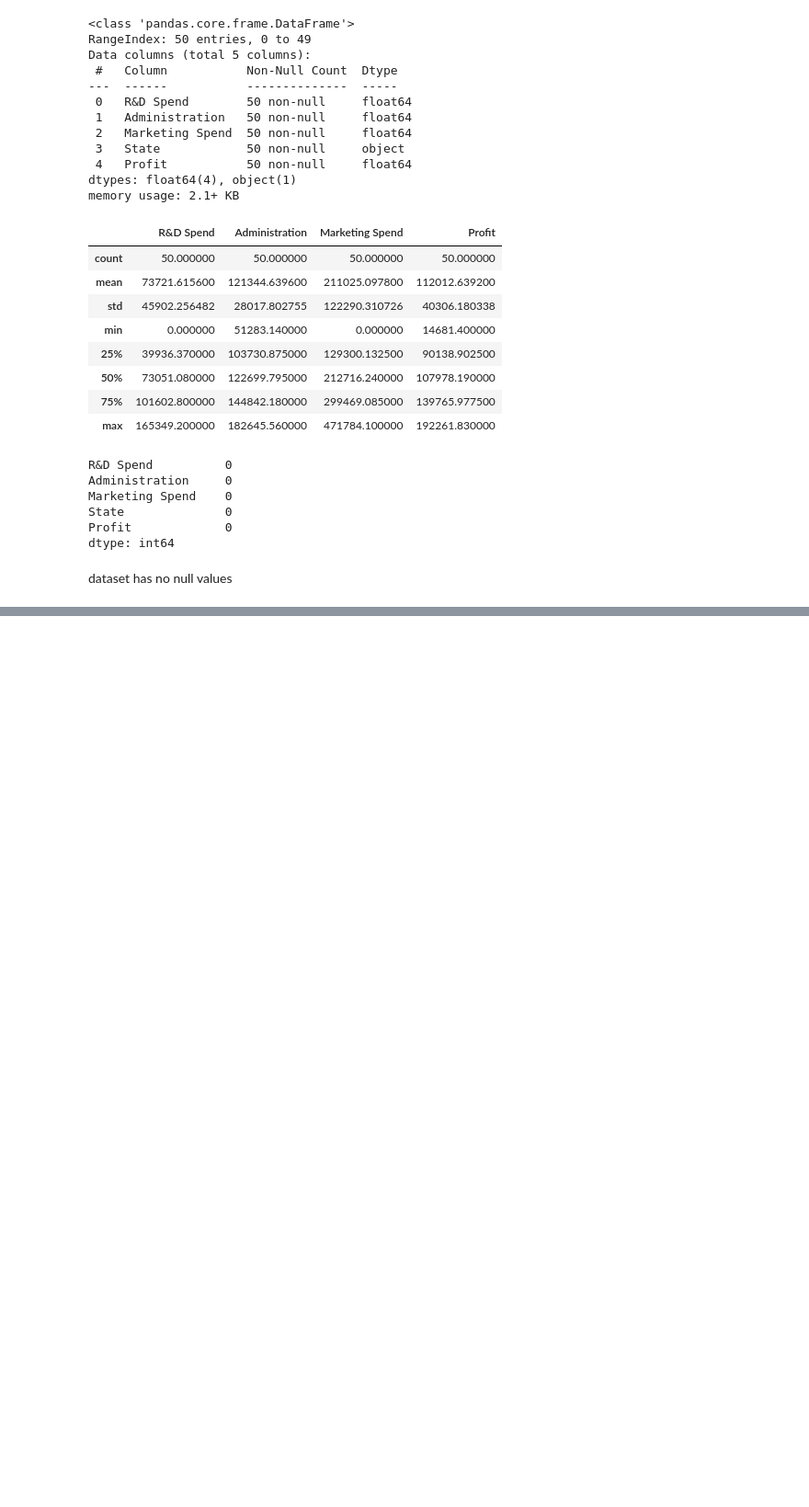
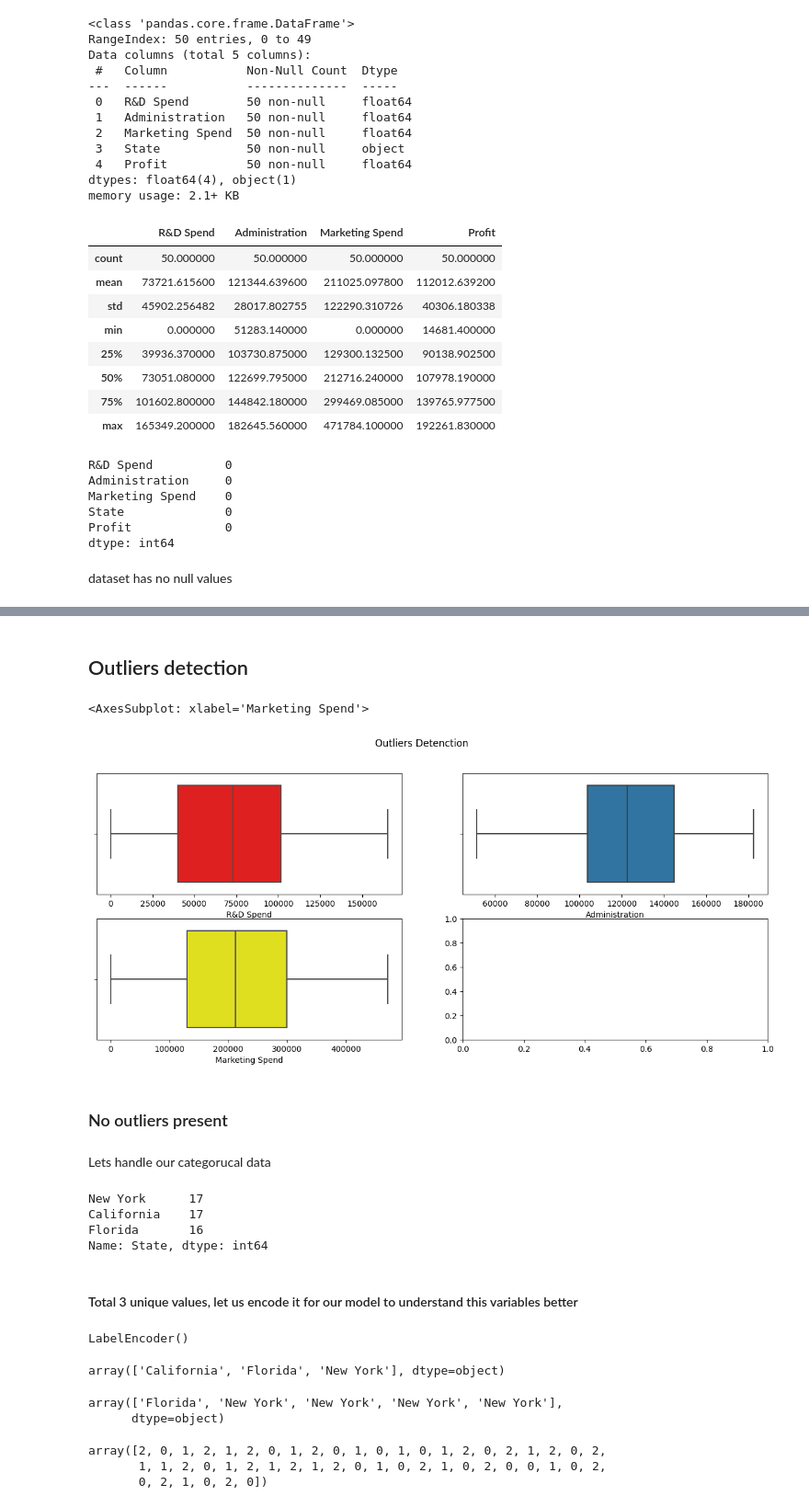
Before and after one commit to Shivam-Shane/Learnerhub, a Jupyter notebook: IPYTHON/Assignment 4.questio 3.ipynb, the cells around one changed output, grey strips where cells are left out. Shown at 92% size. Cells and saved outputs as stored; diff of their text form; code cells hidden in the pictures; blank space fills up the shorter version.

```diff
--- a/IPYTHON/Assignment 4.questio 3.ipynb
+++ b/IPYTHON/Assignment 4.questio 3.ipynb
@@ -92,0 +101,24 @@ dataset has no null values
+# %% [markdown]
+## Outliers detection
+# %%
+fig,axs=mp.subplots(2,2,figsize=(15,6))
+fig.suptitle("Outliers Detenction")
+sns.boxplot(ax=axs[0,0],x=data['R&D Spend'],color='red')
+sns.boxplot(ax=axs[0,1],x=data['Administration'])
+sns.boxplot(ax=axs[1,0],x=data['Marketing Spend'],color='yellow')
+# %% [output]
+<AxesSubplot: xlabel='Marketing Spend'>
+[figure, added]
+# %% [markdown]
+### No outliers present
+# %% [markdown]
+Lets handle our categorucal data
+# %%
+data['State'].value_counts()
+# %% [output]
+New York      17
+California    17
+Florida       16
+Name: State, dtype: int64
+# %% [markdown]
+#### Total 3 unique values, let us encode it for our model to understand this variables better
@@ -92,0 +128,13 @@ dataset has no null values
+# %%
+lr.fit(data['State'])
+# %% [output]
+LabelEncoder()
+# %%
+lr.classes_### will give us the insight of how our categorical values are encoded
+# %% [output]
+array(['California', 'Florida', 'New York'], dtype=object)
+# %%
+lr.inverse_transform([1,2,2,2,2])### we can check the encoded values using the inverse_transform comand and it will give us back the decoded values
+# %% [output]
+array(['Florida', 'New York', 'New York', 'New York', 'New York'],
+      dtype=object)
@@ -92,0 +143,6 @@ dataset has no null values
+# %%
+enco### so our labelencoder gives california 0, florida 1and new york 2 encoded value
+# %% [output]
+array([2, 0, 1, 2, 1, 2, 0, 1, 2, 0, 1, 0, 1, 0, 1, 2, 0, 2, 1, 2, 0, 2,
+       1, 1, 2, 0, 1, 2, 1, 2, 1, 2, 0, 1, 0, 2, 1, 0, 2, 0, 0, 1, 0, 2,
+       0, 2, 1, 0, 2, 0])
```
Also changed, not shown: parts of 28 cells of this notebook.
